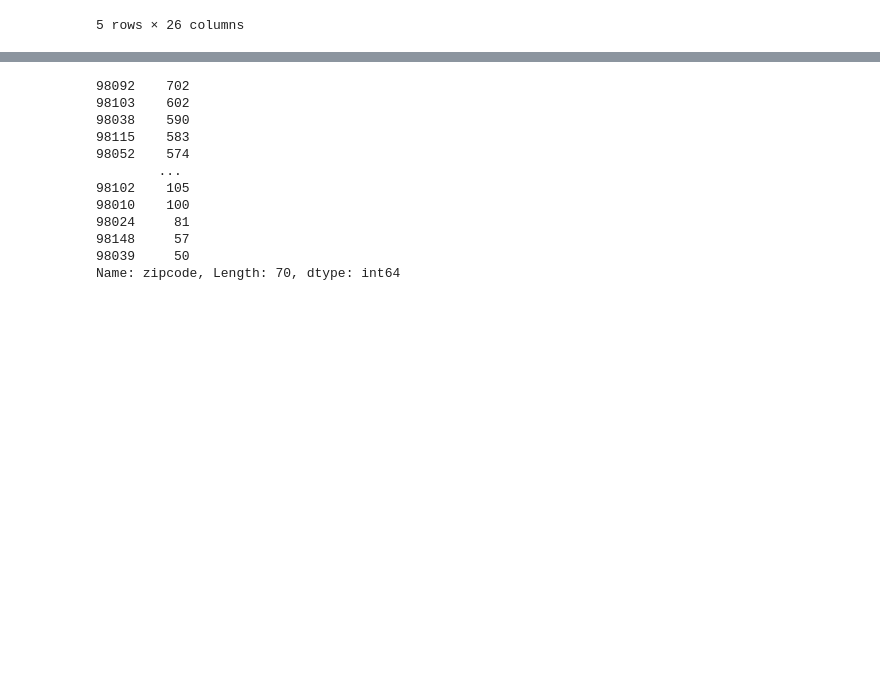
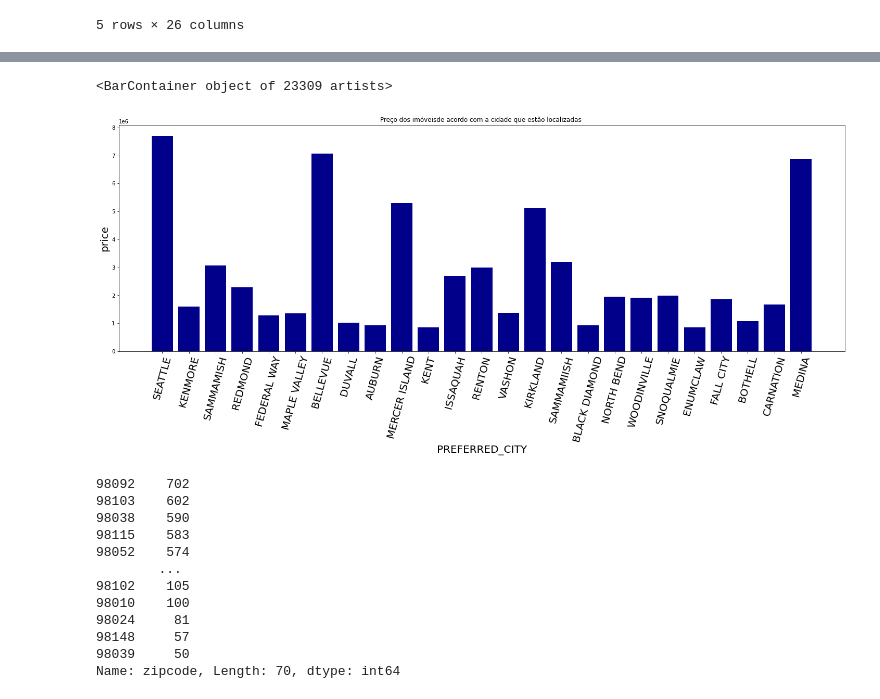
Before and after one commit to ramon-santana-silva/miniprojeto01, a Jupyter notebook: roofimoveis.ipynb, the cells around one changed output, grey strips where cells are left out. Cells and saved outputs as stored; diff of their text form; code cells hidden in the pictures; blank space fills up the shorter version.

```diff
--- a/roofimoveis.ipynb
+++ b/roofimoveis.ipynb
@@ -235,3 +303,16 @@ df['PREFERRED_CITY'].value_counts()
+# %%
+# histogram usando maptplotlib
+plt.figure(figsize=(25,8))
+plt.title('Preço dos imóveisde acordo com a cidade que estão localizadas ')
+
+plt.xlabel('PREFERRED_CITY',fontsize=20)
+plt.ylabel('price', fontsize=20)
+plt.xticks(rotation=75, fontsize=20)
+
+plt.bar(df['PREFERRED_CITY'],df['price'], color='darkblue')
+# %% [output]
+<BarContainer object of 23309 artists>
+[figure, added]
 # %%
 df['zipcode'].value_counts()
 # %% [output]
```
Also changed, not shown: parts of 6 cells of this notebook.
